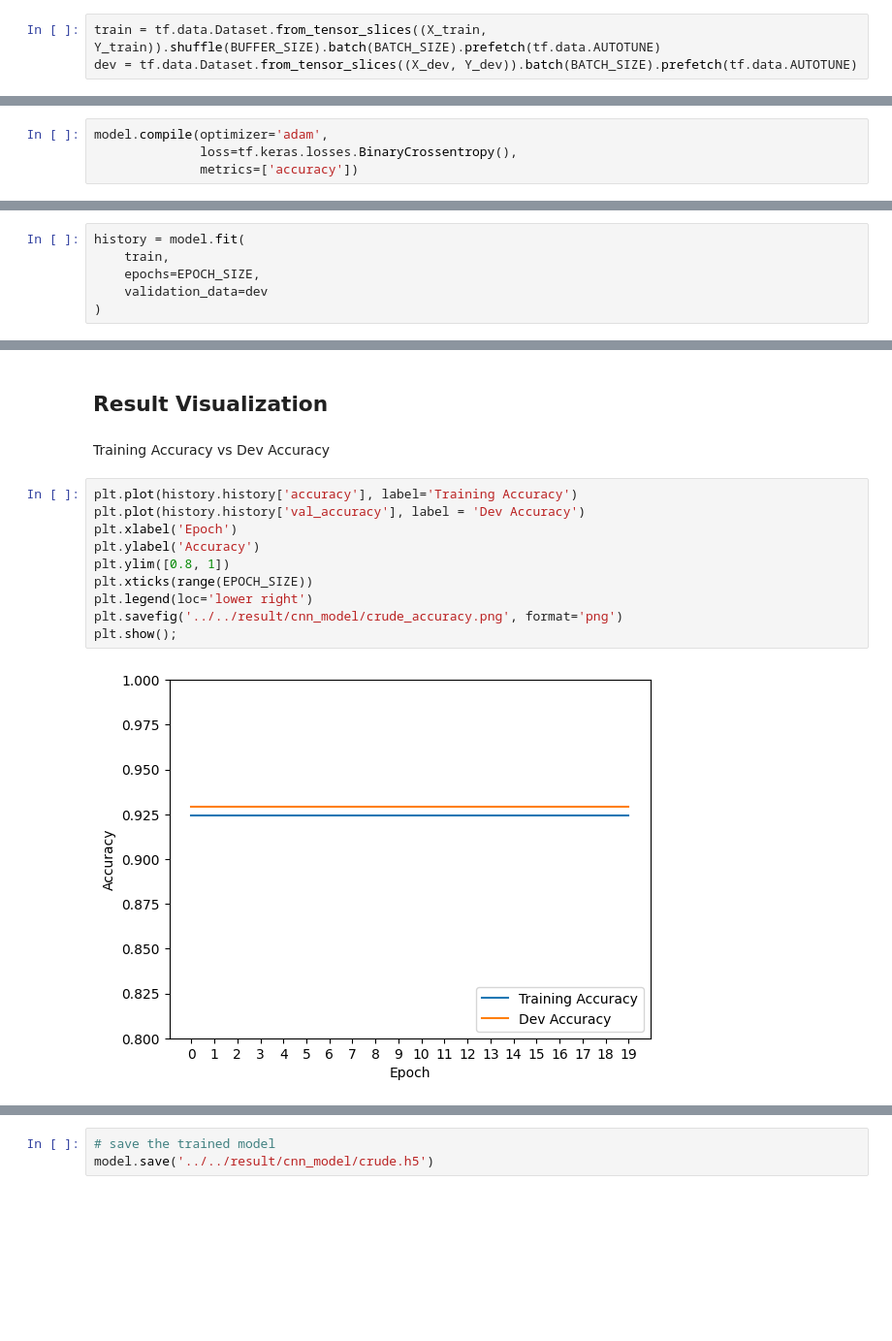
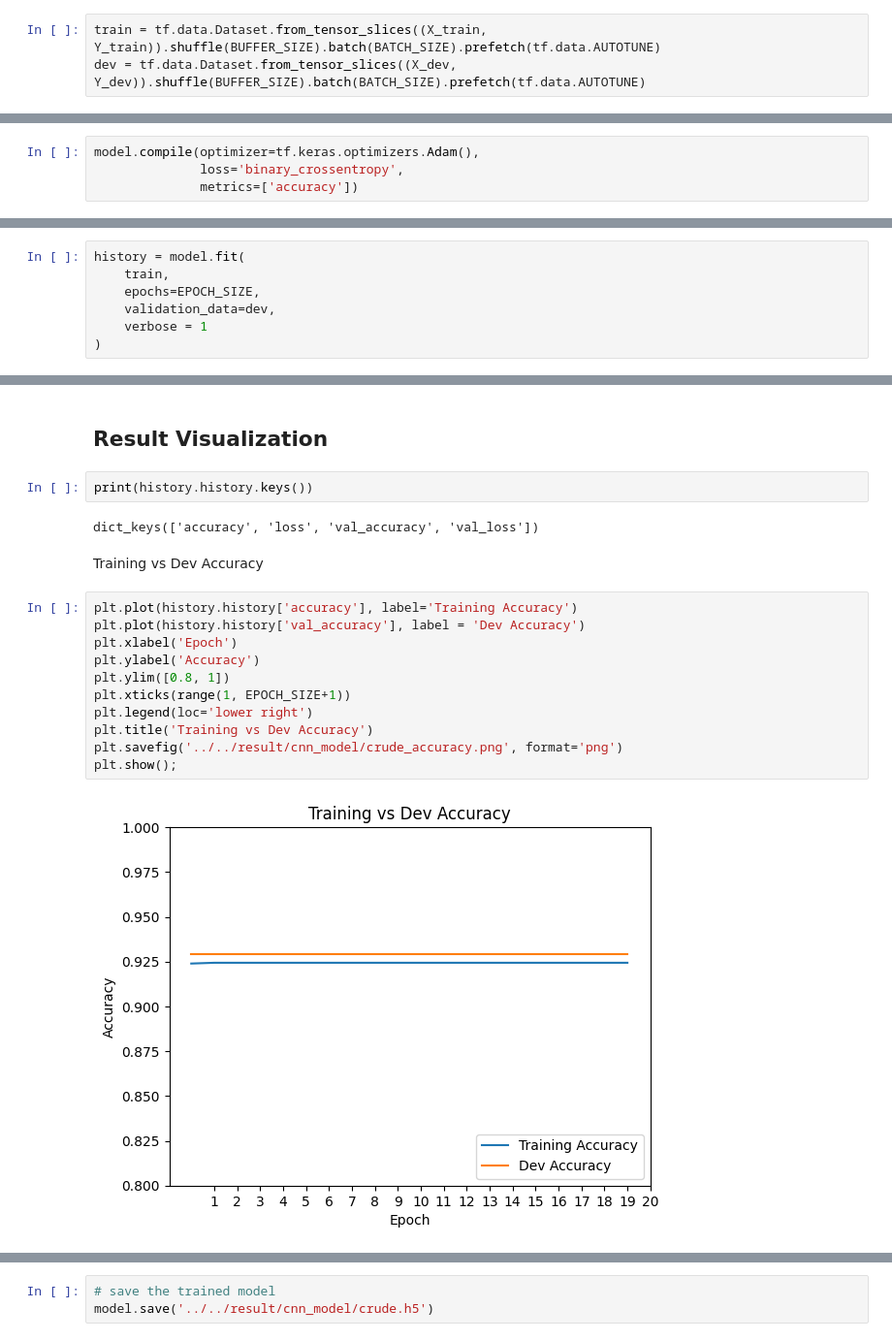
Before and after one commit to JG1ANDONLY/PCa_DL_DGE, a Jupyter notebook: script/cnn/cnn_training.ipynb, the cells around one changed output, grey strips where cells are left out. Shown at 97% size. Cells and saved outputs as stored; diff of their text form; blank space fills up the shorter version.

```diff
--- a/script/cnn/cnn_training.ipynb
+++ b/script/cnn/cnn_training.ipynb
@@ -118,5 +118,5 @@ EPOCH_SIZE = 20
 Shuffle the dataset and apply mini-batch gradient descent with a batch size of 256:
 # %%
 train = tf.data.Dataset.from_tensor_slices((X_train, Y_train)).shuffle(BUFFER_SIZE).batch(BATCH_SIZE).prefetch(tf.data.AUTOTUNE)
-dev = tf.data.Dataset.from_tensor_slices((X_dev, Y_dev)).batch(BATCH_SIZE).prefetch(tf.data.AUTOTUNE)
+dev = tf.data.Dataset.from_tensor_slices((X_dev, Y_dev)).shuffle(BUFFER_SIZE).batch(BATCH_SIZE).prefetch(tf.data.AUTOTUNE)
 # %% [output]
@@ -199,8 +209,8 @@ Model: "sequential"
  Trainable params: 4,337 (16.94 KB)
  Non-trainable params: 0 (0.00 B)
 # %%
-model.compile(optimizer='adam',
-              loss=tf.keras.losses.BinaryCrossentropy(),
+model.compile(optimizer=tf.keras.optimizers.Adam(),
+              loss='binary_crossentropy',
               metrics=['accuracy'])
 # %% [markdown]
 ## Model Fitting
@@ -208,7 +218,8 @@ model.compile(optimizer='adam',
 history = model.fit(
     train,
     epochs=EPOCH_SIZE,
-    validation_data=dev
+    validation_data=dev,
+    verbose = 1
 )
 # %% [output]
 Epoch 1/20
@@ -244,17 +235,22 @@ Epoch 2/50
 # %% [markdown]
 ## Result Visualization
+# %%
+print(history.history.keys())
+# %% [output]
+dict_keys(['accuracy', 'loss', 'val_accuracy', 'val_loss'])
 # %% [markdown]
-Training Accuracy vs Dev Accuracy
+Training vs Dev Accuracy
 # %%
 plt.plot(history.history['accuracy'], label='Training Accuracy')
 plt.plot(history.history['val_accuracy'], label = 'Dev Accuracy')
 plt.xlabel('Epoch')
 plt.ylabel('Accuracy')
 plt.ylim([0.8, 1])
-plt.xticks(range(EPOCH_SIZE))
+plt.xticks(range(1, EPOCH_SIZE+1))
 plt.legend(loc='lower right')
+plt.title('Training vs Dev Accuracy')
 plt.savefig('../../result/cnn_model/crude_accuracy.png', format='png')
 plt.show();
 # %% [output]
-[figure, old version]
+[figure, new version]
 # %% [markdown]
```
Also changed, not shown: parts of 11 cells of this notebook, 4 other files.
